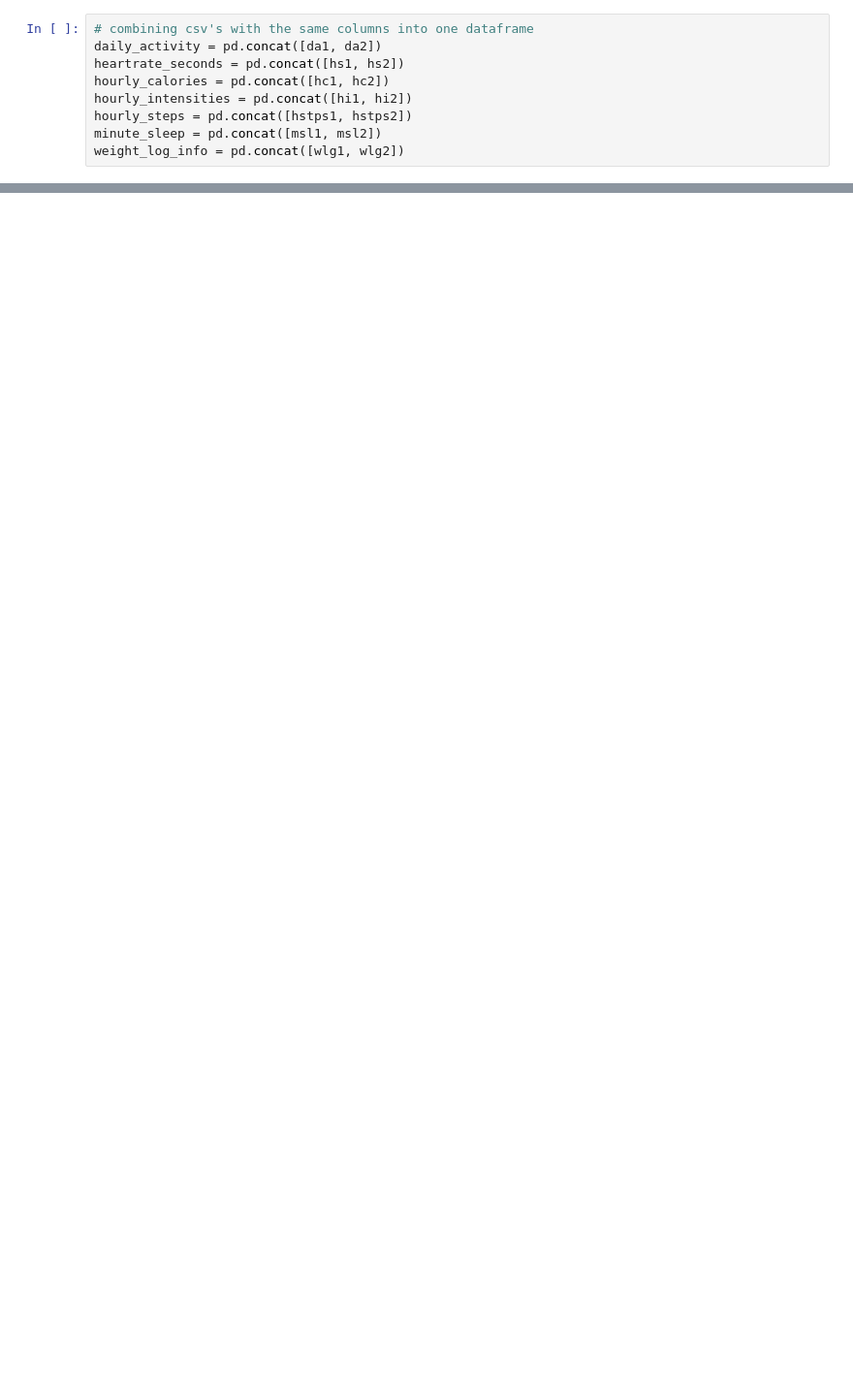
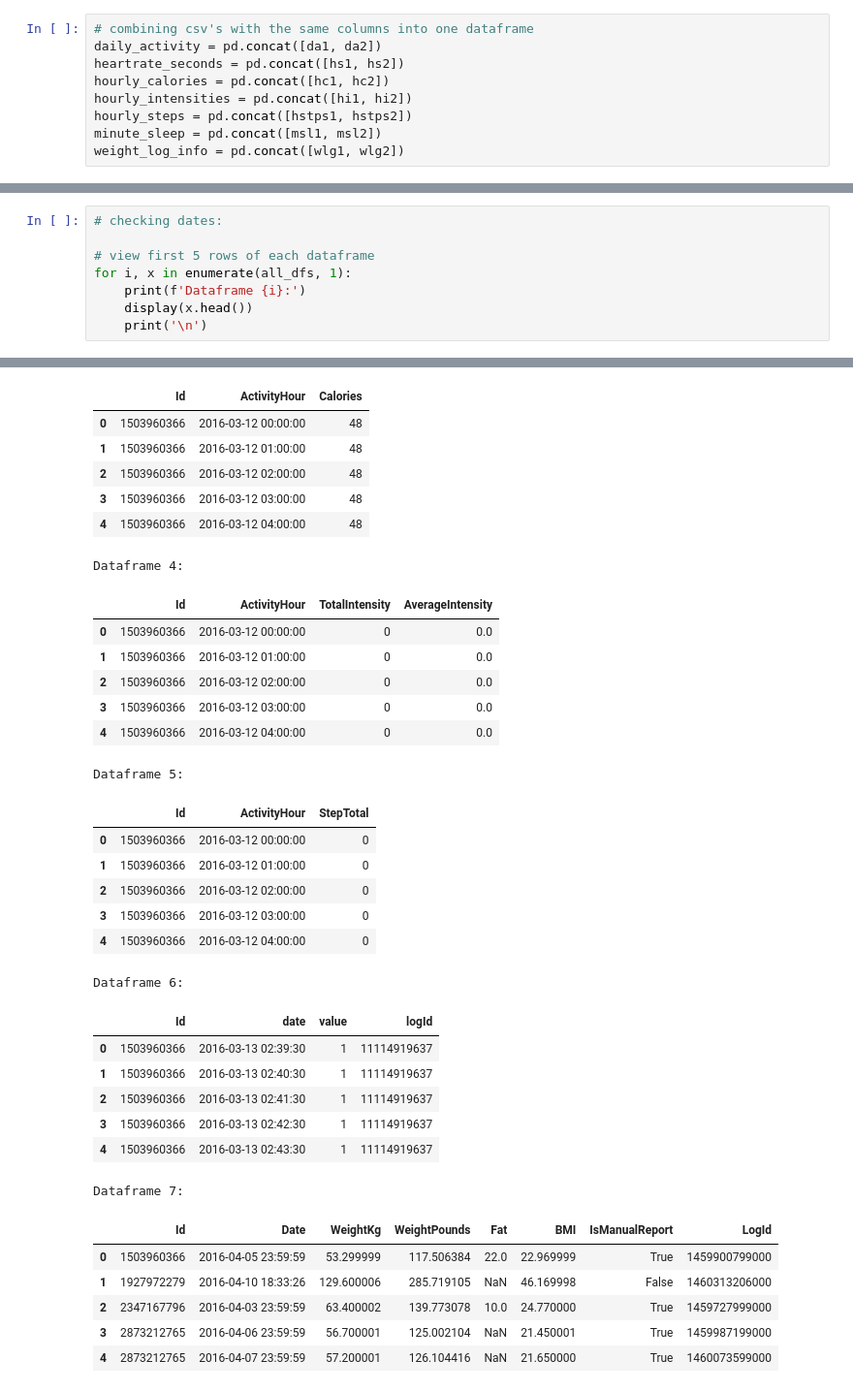
Before and after one commit to danijia/bellabeat-case-study, a Jupyter notebook: Jupyter Notebooks/bellabeat-case-study.ipynb, the cells around one changed output, grey strips where cells are left out. Shown: that part at 97% size. Cells and saved outputs as stored; diff of their text form; blank space fills up the shorter version.

```diff
--- a/Jupyter Notebooks/bellabeat-case-study.ipynb
+++ b/Jupyter Notebooks/bellabeat-case-study.ipynb
@@ -306,0 +315,9 @@ print(minute_sleep['Date'].max())
+# %%
+# checking dates:
+
+# view first 5 rows of each dataframe
+for i, x in enumerate(all_dfs, 1):
+    print(f'Dataframe {i}:')
+    display(x.head())
+    print('\n')
+# %% [output]
@@ -306,0 +339,34 @@ print(minute_sleep['Date'].max())
+|  | Id | ActivityHour | Calories |
+| 0 | 1503960366 | 2016-03-12 00:00:00 | 48 |
+| 1 | 1503960366 | 2016-03-12 01:00:00 | 48 |
+| 2 | 1503960366 | 2016-03-12 02:00:00 | 48 |
+| 3 | 1503960366 | 2016-03-12 03:00:00 | 48 |
+| 4 | 1503960366 | 2016-03-12 04:00:00 | 48 |
+Dataframe 4:
+|  | Id | ActivityHour | TotalIntensity | AverageIntensity |
+| 0 | 1503960366 | 2016-03-12 00:00:00 | 0 | 0.0 |
+| 1 | 1503960366 | 2016-03-12 01:00:00 | 0 | 0.0 |
+| 2 | 1503960366 | 2016-03-12 02:00:00 | 0 | 0.0 |
+| 3 | 1503960366 | 2016-03-12 03:00:00 | 0 | 0.0 |
+| 4 | 1503960366 | 2016-03-12 04:00:00 | 0 | 0.0 |
+Dataframe 5:
+|  | Id | ActivityHour | StepTotal |
+| 0 | 1503960366 | 2016-03-12 00:00:00 | 0 |
+| 1 | 1503960366 | 2016-03-12 01:00:00 | 0 |
+| 2 | 1503960366 | 2016-03-12 02:00:00 | 0 |
+| 3 | 1503960366 | 2016-03-12 03:00:00 | 0 |
+| 4 | 1503960366 | 2016-03-12 04:00:00 | 0 |
+Dataframe 6:
+|  | Id | date | value | logId |
+| 0 | 1503960366 | 2016-03-13 02:39:30 | 1 | 11114919637 |
+| 1 | 1503960366 | 2016-03-13 02:40:30 | 1 | 11114919637 |
+| 2 | 1503960366 | 2016-03-13 02:41:30 | 1 | 11114919637 |
+| 3 | 1503960366 | 2016-03-13 02:42:30 | 1 | 11114919637 |
+| 4 | 1503960366 | 2016-03-13 02:43:30 | 1 | 11114919637 |
+Dataframe 7:
+|  | Id | Date | WeightKg | WeightPounds | Fat | BMI | IsManualReport | LogId |
+| 0 | 1503960366 | 2016-04-05 23:59:59 | 53.299999 | 117.506384 | 22.0 | 22.969999 | True | 1459900799000 |
+| 1 | 1927972279 | 2016-04-10 18:33:26 | 129.600006 | 285.719105 | NaN | 46.169998 | False | 1460313206000 |
+| 2 | 2347167796 | 2016-04-03 23:59:59 | 63.400002 | 139.773078 | 10.0 | 24.770000 | True | 1459727999000 |
+| 3 | 2873212765 | 2016-04-06 23:59:59 | 56.700001 | 125.002104 | NaN | 21.450001 | True | 1459987199000 |
+| 4 | 2873212765 | 2016-04-07 23:59:59 | 57.200001 | 126.104416 | NaN | 21.650000 | True | 1460073599000 |
```
Also changed, not shown: parts of 16 cells of this notebook.
